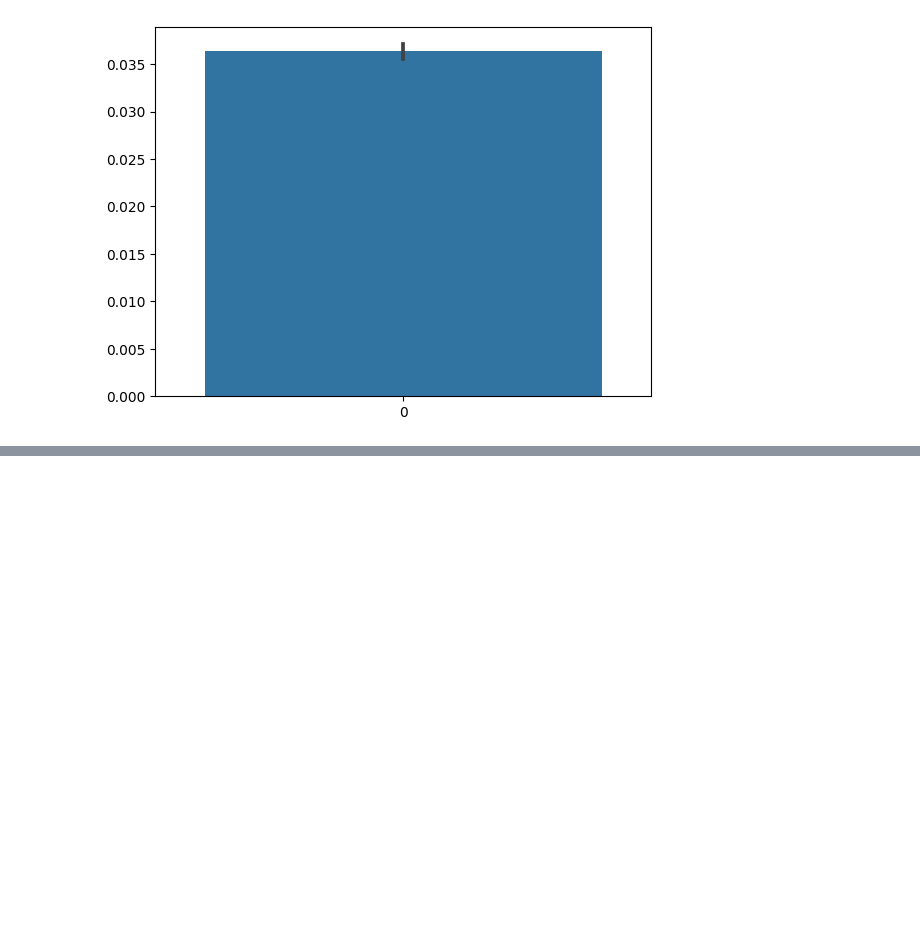
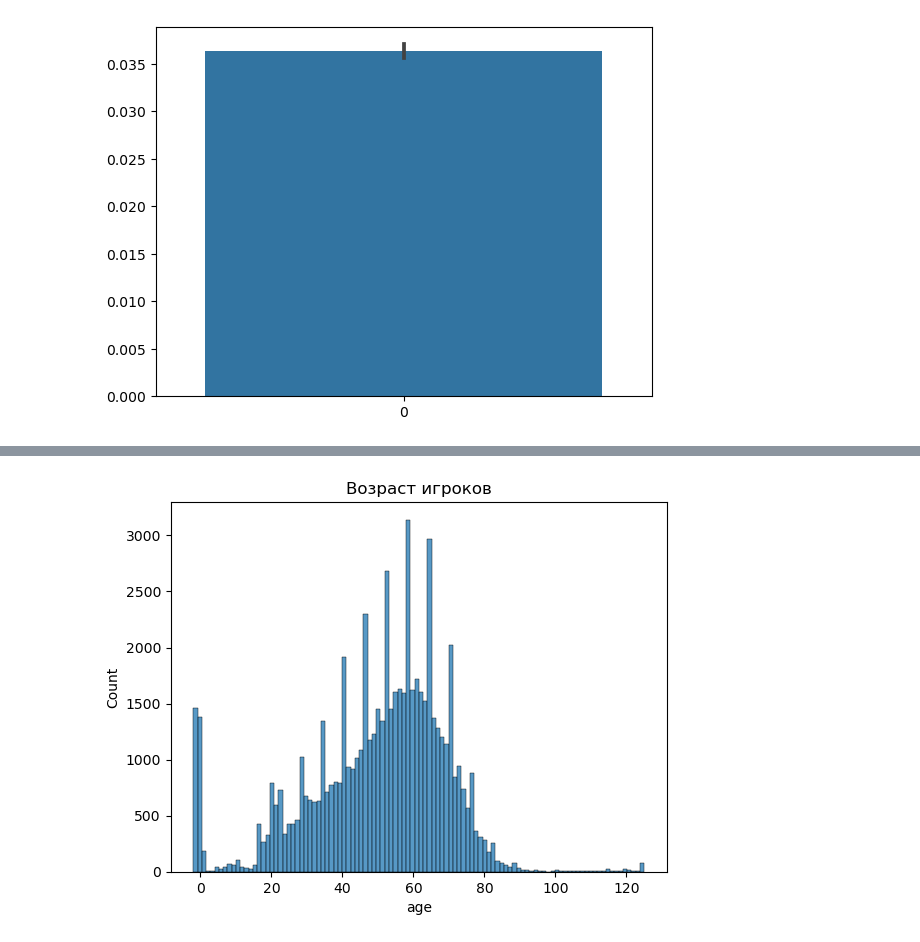
Before and after one commit to KurmangazyKarabekov/Dataset_decision, a Jupyter notebook: 1_EDA.ipynb, the cells around one changed output, grey strips where cells are left out. Cells and saved outputs as stored; diff of their text form; code cells hidden in the pictures; blank space fills up the shorter version.

```diff
--- a/1_EDA.ipynb
+++ b/1_EDA.ipynb
@@ -140,0 +154,5 @@ sns.histplot(df.query('target_game_currency>0.0')['log_col_target'])
+# %%
+df['birthday'] = pd.to_datetime(df['birthday'])
+df['date_install'] = pd.to_datetime(df['date_install'])
+# %%
+df['age'] = (df['date_install'] - df['birthday']).astype('<m8[Y]')
@@ -140,0 +171,6 @@ sns.histplot(df.query('target_game_currency>0.0')['log_col_target'])
+# %%
+sns.histplot(df['age'])
+plt.title('Возраст игроков')
+plt.show()
+# %% [output]
+[figure, added]
```
Also changed, not shown: parts of 21 cells of this notebook, 2 other files.
